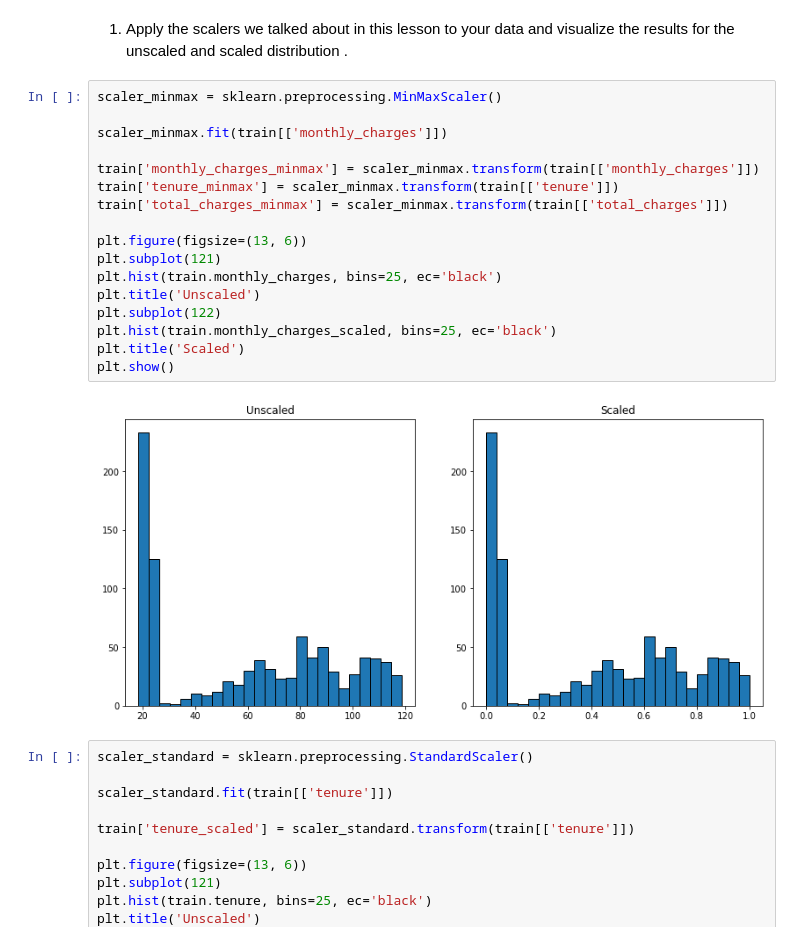
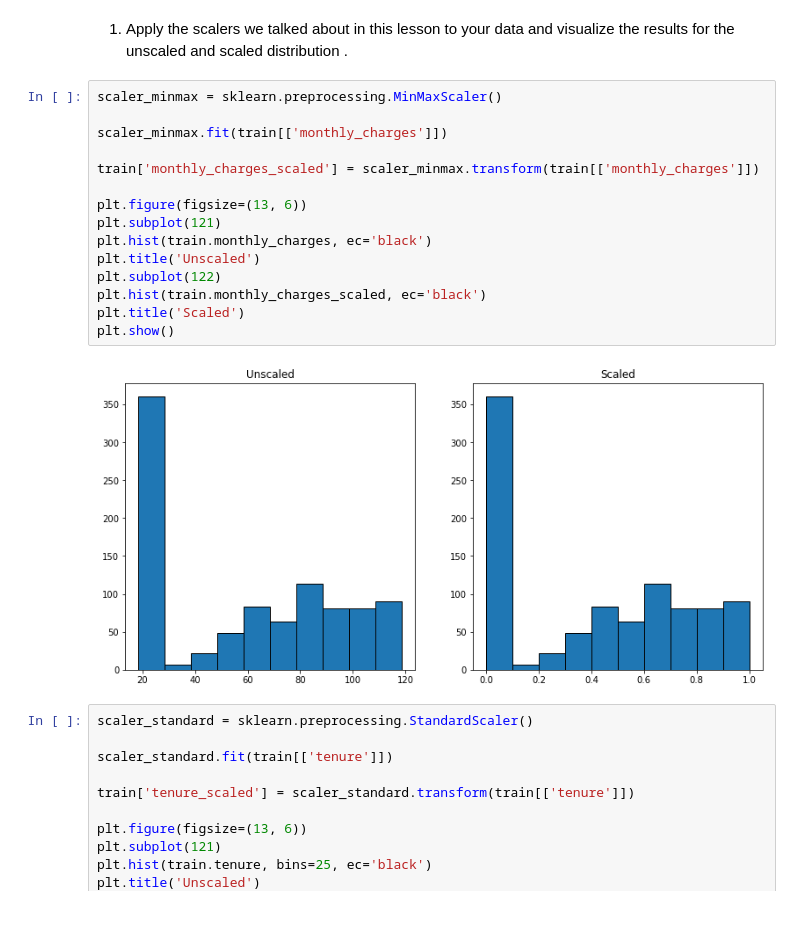
Before and after one commit to chadallen210/regression-exercises, a Jupyter notebook: scaling.ipynb, the cells around one changed output. Cells and saved outputs as stored; diff of their text form.

```diff
--- a/scaling.ipynb
+++ b/scaling.ipynb
@@ -46,22 +46,20 @@ memory usage: 37.1+ KB
 # %%
 scaler_minmax = sklearn.preprocessing.MinMaxScaler()
 
 scaler_minmax.fit(train[['monthly_charges']])
 
-train['monthly_charges_minmax'] = scaler_minmax.transform(train[['monthly_charges']])
-train['tenure_minmax'] = scaler_minmax.transform(train[['tenure']])
-train['total_charges_minmax'] = scaler_minmax.transform(train[['total_charges']])
+train['monthly_charges_scaled'] = scaler_minmax.transform(train[['monthly_charges']])
 
 plt.figure(figsize=(13, 6))
 plt.subplot(121)
-plt.hist(train.monthly_charges, bins=25, ec='black')
+plt.hist(train.monthly_charges, ec='black')
 plt.title('Unscaled')
 plt.subplot(122)
-plt.hist(train.monthly_charges_scaled, bins=25, ec='black')
+plt.hist(train.monthly_charges_scaled, ec='black')
 plt.title('Scaled')
 plt.show()
 # %% [output]
-[figure, old version]
+[figure, new version]
 # %%
 scaler_standard = sklearn.preprocessing.StandardScaler()
 
```
Also changed, not shown: parts of 7 cells of this notebook.
